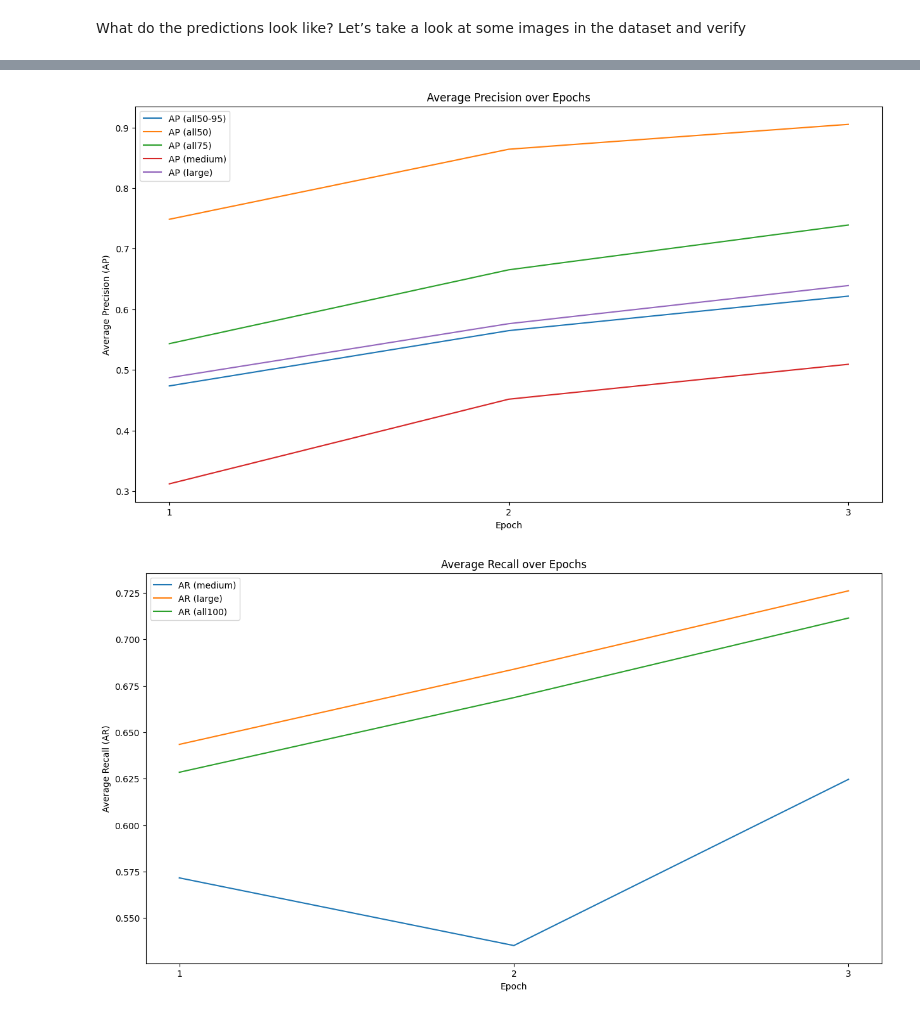
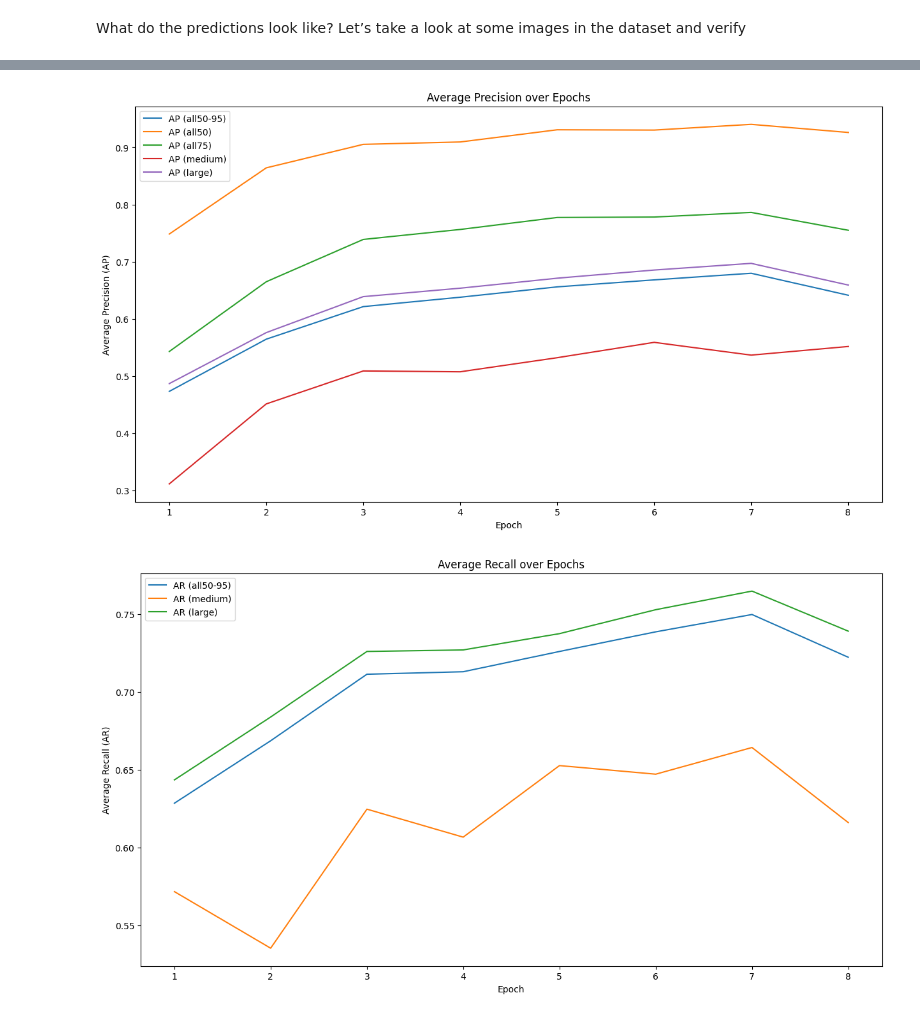
Before and after one commit to lowlypalace/comp-vision, a Jupyter notebook: stream-1/visualize_data.ipynb, the cells around one changed output, grey strips where cells are left out. Drawn from its saved outputs; the diff is of its cells as text; code cells hidden in the pictures.

Commit message:
Add visualization 8 epochs

```diff
--- a/stream-1/visualize_data.ipynb
+++ b/stream-1/visualize_data.ipynb
@@ -454,17 +468,19 @@ IndexError: single positional indexer is out-of-bounds
 # %%
 # Data visualization
 # %%
-import matplotlib.pyplot as plt
-
 # Lists to store AP and AR values for each epoch
 ap_values = {"all50-95": [], "all50": [], "all75": [], "small": [], "medium": [], "large": []}
-ar_values = {"all50-95": [], "all50": [], "all75": [], "small": [], "medium": [], "large": []}
+ar_values = {"all50-95": [], "small": [], "medium": [], "large": []}
 
-
-for epoch in range(3):
+for epoch in range(8):
     # Load the saved model state
     model_path = f'model_{epoch}.pth'
-    model.load_state_dict(torch.load(model_path))
+
+    if(epoch < 3):
+        model.load_state_dict(torch.load(model_path))
+    else:
+        checkpoint = torch.load(model_path)
+        model.load_state_dict(checkpoint["model_state_dict"])
 
     print(f"model_{epoch}.pth loaded!")
 
@@ -476,14 +492,16 @@ for epoch in range(3):
     # Access the stats array from metrics.coco_eval["bbox"]
     stats = metrics.coco_eval["bbox"].stats
 
-    # Extract and store AP and AR values for each area
-    for i, area in enumerate(["all50-95", "all50", "all75", "small", "medium", "large"]):
-        ap_index = i       # AP values are at positions 0-5 in stats array
-        ar_index = i + 6   # AR values are at positions 6-11 in stats array
-
-        # Append values to the lists
-        ap_values[area].append(stats[ap_index])
-        ar_values[area].append(stats[ar_index])
+    ap_values["all50-95"].append(stats[0])
+    ap_values["all50"].append(stats[1])
+    ap_values["all75"].append(stats[2])
+    ap_values["small"].append(stats[3])
+    ap_values["medium"].append(stats[4])
+    ap_values["large"].append(stats[5])
+    ar_values["all50-95"].append(stats[8]) # Don't use all50-95 with 1 and 10 detections
+    ar_values["small"].append(stats[9])
+    ar_values["medium"].append(stats[10])
+    ar_values["large"].append(stats[11])
 # %% [output]
 model_0.pth loaded!
 creating index...
@@ -528,27 +565,29 @@ ar_values
 # %%
+import matplotlib.pyplot as plt
+
 # Plotting Average Precision values
 plt.figure(figsize=(15, 8))
 for area, values in ap_values.items():
-    plt.plot(range(1, 4), values, label=f"AP ({area})")
+    plt.plot(range(1, 9), values, label=f"AP ({area})")
 
-plt.xticks(range(1, 4))
+plt.xticks(range(1, 9))
 plt.xlabel("Epoch")
 plt.ylabel("Average Precision (AP)")
 plt.title("Average Precision over Epochs")
 plt.legend()
 plt.show()
 
 # Plotting Average Recall values
 plt.figure(figsize=(15, 8))
 for area, values in ar_values.items():
-    plt.plot(range(1, 4), values, label=f"AR ({area})")
+    plt.plot(range(1, 9), values, label=f"AR ({area})")
 
-plt.xticks(range(1, 4))
+plt.xticks(range(1, 9))
 plt.xlabel("Epoch")
 plt.ylabel("Average Recall (AR)")
 plt.title("Average Recall over Epochs")
 plt.legend()
 plt.show()
 # %% [output]
-[figure, old version]
+[figure, new version]
-[figure, old version]
+[figure, new version]
```
Also changed, not shown: parts of 10 cells of this notebook.
